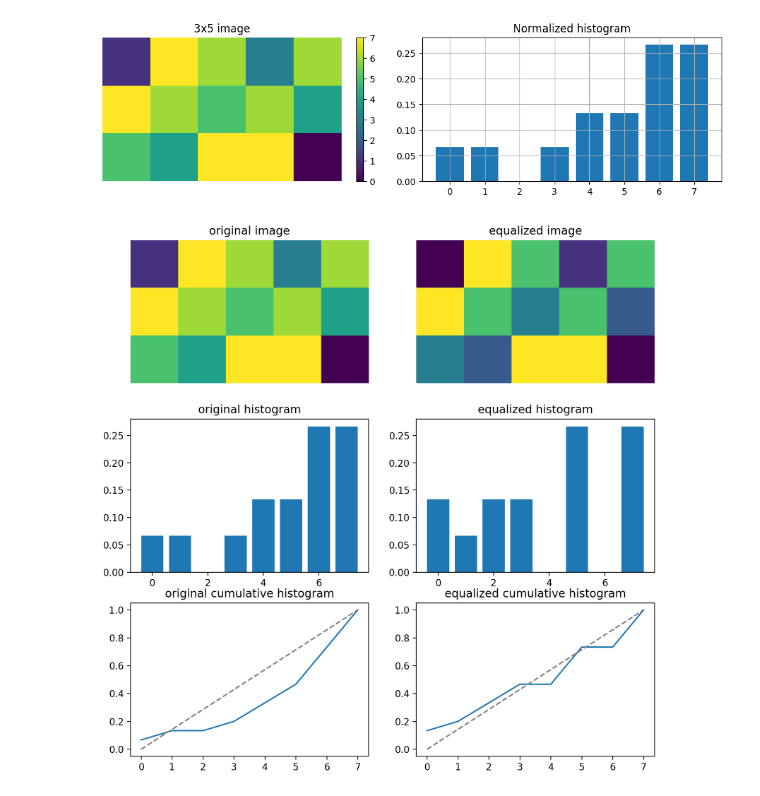
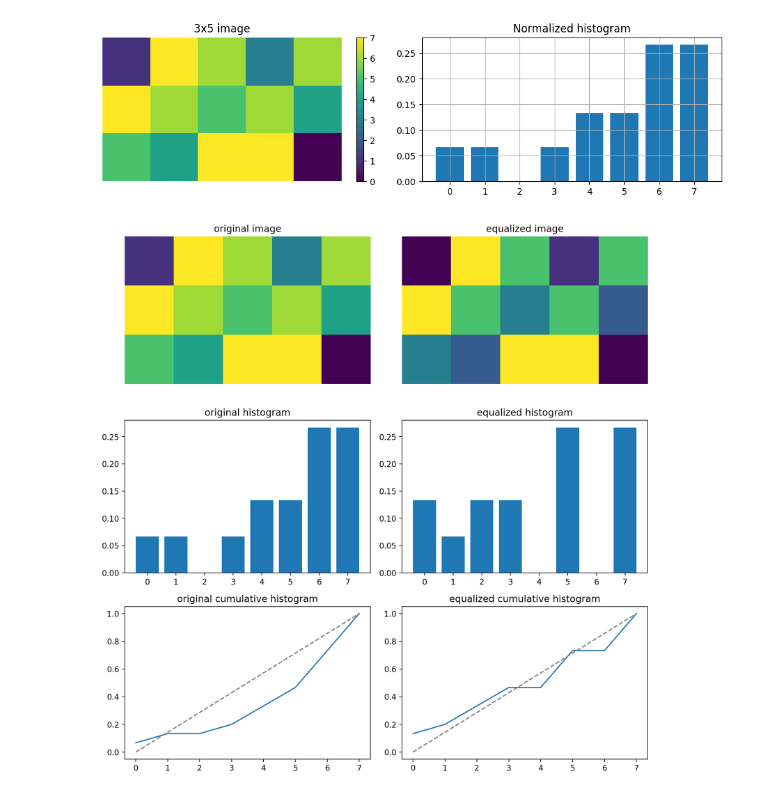
Before and after one commit to ChiliEater/image-processing, a Jupyter notebook: assignment 1/task1.ipynb, the cells around one changed output. Cells and saved outputs as stored; diff of their text form; code cells hidden in the pictures.

```diff
--- a/assignment 1/task1.ipynb
+++ b/assignment 1/task1.ipynb
@@ -54,36 +55,37 @@ equalized_hist = np.zeros(np.size(values_list))
 for k,value in enumerate(values_list):
     equalized_hist[k]=len(equalized_image[equalized_image == value])/n_pix
 
-plt.figure(figsize=(10,10),dpi=200)
+fig = plt.figure(figsize=(10,10),dpi=200)
 plt.subplot(3,2,1)
 plt.imshow(image)
 plt.title("original image")
 plt.axis("off")
 
 plt.subplot(3,2,2)
 plt.imshow(equalized_image)
 plt.title("equalized image")
 plt.axis("off")
 
 plt.subplot(3,2,3)
 plt.bar(values_list,hist)
 plt.title("original histogram")
 
 plt.subplot(3,2,4)
 plt.bar(values_list,equalized_hist)
 plt.title("equalized histogram")
 
 plt.subplot(3,2,5)
 plt.plot(values_list,cum_hist)
 plt.plot(values_list,values_list/7,'--',c='gray')
 plt.title("original cumulative histogram")
 
 
 plt.subplot(3,2,6)
 plt.plot(values_list,np.cumsum(equalized_hist))
 plt.plot(values_list,values_list/7,'--',c='gray')
 plt.title("equalized cumulative histogram")
 
+fig.tight_layout()
 plt.show()
 # %% [output]
-[figure, old version]
+[figure, new version]
```
Also changed, not shown: parts of 4 cells of this notebook, 4 other files.
